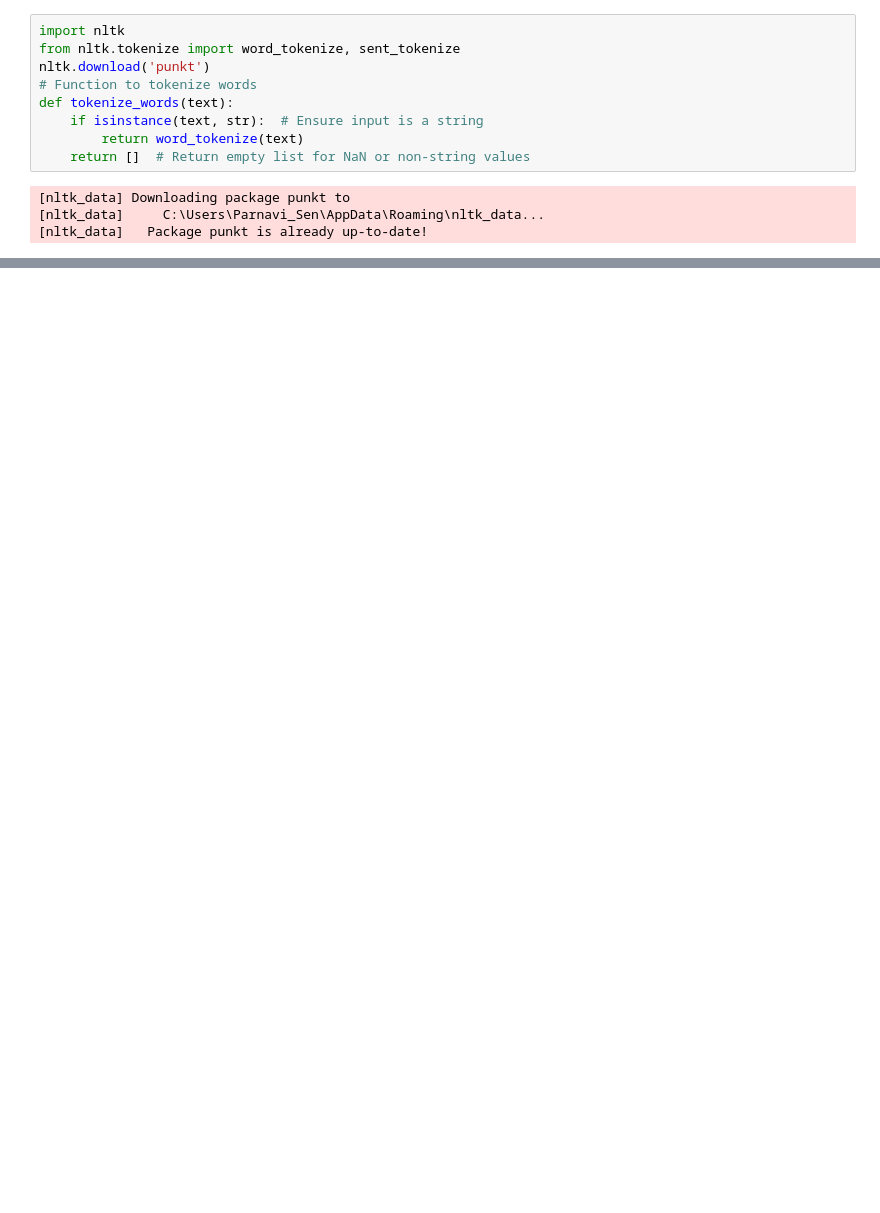
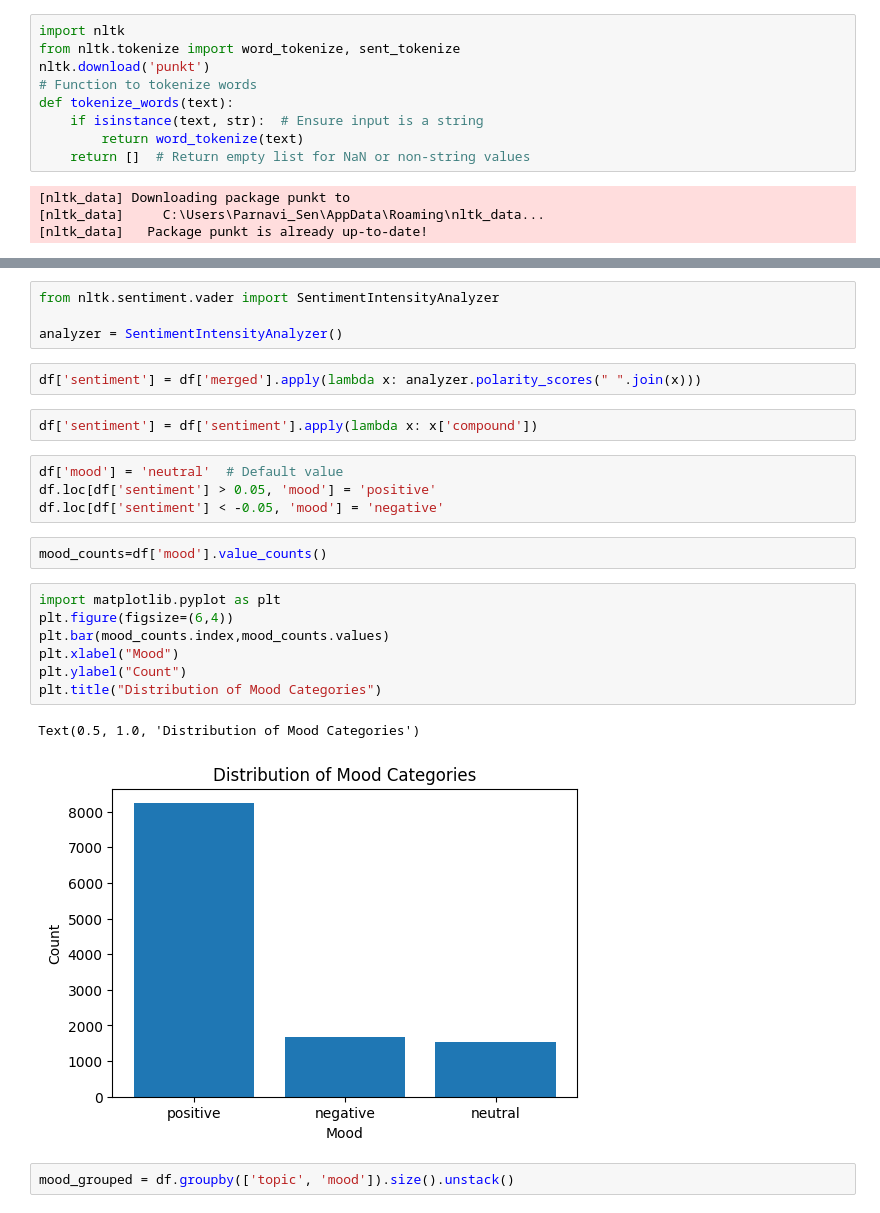
Before and after one commit to ParnaviSen03/Sentiment_Analysis_Twitter_Reddit, a Jupyter notebook: Sentiment Analysis.ipynb, the cells around one changed output, grey strips where cells are left out. Drawn from its saved outputs; the diff is of its cells as text; blank space fills up the shorter version.

Commit message:
Vader implementation

```diff
--- a/Sentiment Analysis.ipynb
+++ b/Sentiment Analysis.ipynb
@@ -267,0 +214,26 @@ combined_df
+# %%
+from nltk.sentiment.vader import SentimentIntensityAnalyzer
+
+analyzer = SentimentIntensityAnalyzer()
+# %%
+df['sentiment'] = df['merged'].apply(lambda x: analyzer.polarity_scores(" ".join(x)))
+# %%
+df['sentiment'] = df['sentiment'].apply(lambda x: x['compound'])
+# %%
+df['mood'] = 'neutral'  # Default value
+df.loc[df['sentiment'] > 0.05, 'mood'] = 'positive'
+df.loc[df['sentiment'] < -0.05, 'mood'] = 'negative'
+# %%
+mood_counts=df['mood'].value_counts()
+# %%
+import matplotlib.pyplot as plt
+plt.figure(figsize=(6,4))
+plt.bar(mood_counts.index,mood_counts.values)
+plt.xlabel("Mood")
+plt.ylabel("Count")
+plt.title("Distribution of Mood Categories")
+# %% [output]
+Text(0.5, 1.0, 'Distribution of Mood Categories')
+[figure, added]
+# %%
+mood_grouped = df.groupby(['topic', 'mood']).size().unstack()
```
Also changed, not shown: parts of 25 cells of this notebook.
